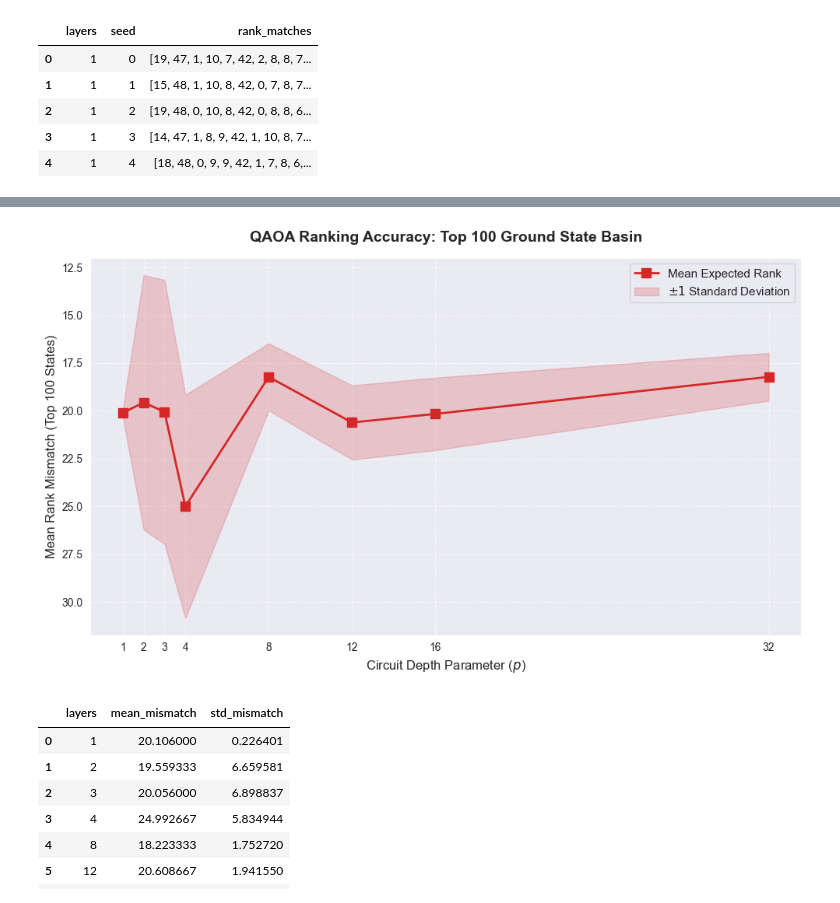
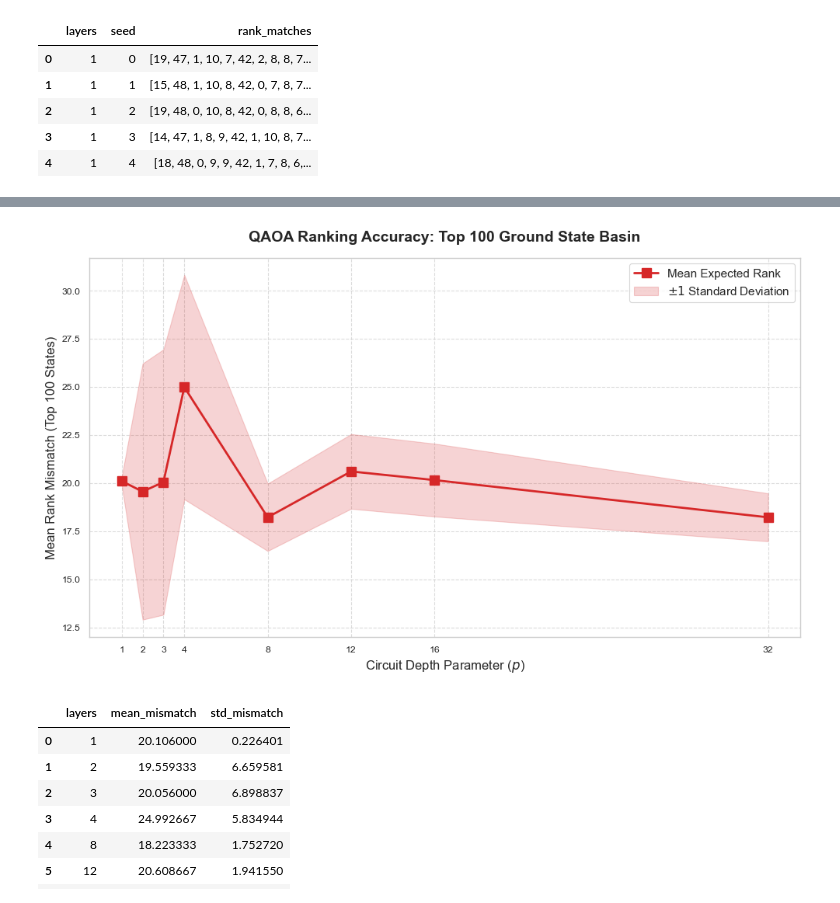
Before and after one commit to sebi-stewart/qml-protein-folding, a Jupyter notebook: poster_plot.ipynb, the cells around one changed output, grey strips where cells are left out. Drawn from its saved outputs; the diff is of its cells as text; code cells hidden in the pictures.

Commit message:
Plotting of Large runs

```diff
--- a/poster_plot.ipynb
+++ b/poster_plot.ipynb
@@ -138,4 +124,8 @@ summary_df
 # %%
+# Apply the aggregation
+summary_df = df.groupby('layers').apply(aggregate_mismatches).reset_index()
+summary_df
+
 layers = summary_df['layers'].values
 mean_ranks = summary_df['mean_mismatch'].values
 std_ranks = summary_df['std_mismatch'].values
@@ -143,35 +133,35 @@ std_ranks = summary_df['std_mismatch'].values
 plt.figure(figsize=(10, 6))
 
 # Plot the Mean Expected Rank
 plt.plot(layers, mean_ranks, marker='s', linestyle='-', color='#d62728',
          linewidth=2, markersize=8, label='Mean Expected Rank')
 
 # Fill the Standard Deviation Bounds
 plt.fill_between(layers,
                  mean_ranks - std_ranks,
                  mean_ranks + std_ranks,
                  color='#d62728', alpha=0.2,
                  label='$± 1$ Standard Deviation')
 
 # Academic Formatting
 plt.title('QAOA Ranking Accuracy: Top 100 Ground State Basin',
           fontsize=14, fontweight='bold', pad=15)
 
 plt.xlabel('Circuit Depth Parameter ($p$)', fontsize=12)
 plt.ylabel('Mean Rank Mismatch (Top 100 States)', fontsize=12)
 
 # Invert the Y-axis so "better" (Rank 1) is physically at the top of the graph (Optional but intuitive)
-plt.gca().invert_yaxis()
+# plt.gca().invert_yaxis()
 
 plt.xticks(layers)
 plt.grid(True, linestyle='--', alpha=0.7)
 plt.legend(loc='upper right', fontsize=11)
 
 plt.tight_layout()
 plt.savefig('results/qaoa_expected_rank_scaling.png', dpi=300)
 plt.show()
 # %% [output]
-[figure, old version]
+[figure, new version]
 # %%
 df2 = pd.read_pickle("results/run_4_ring_mixer_final.pkl")
 summary_df2 = df.groupby('layers').apply(aggregate_mismatches).reset_index()
```
Also changed, not shown: parts of 8 cells of this notebook.
